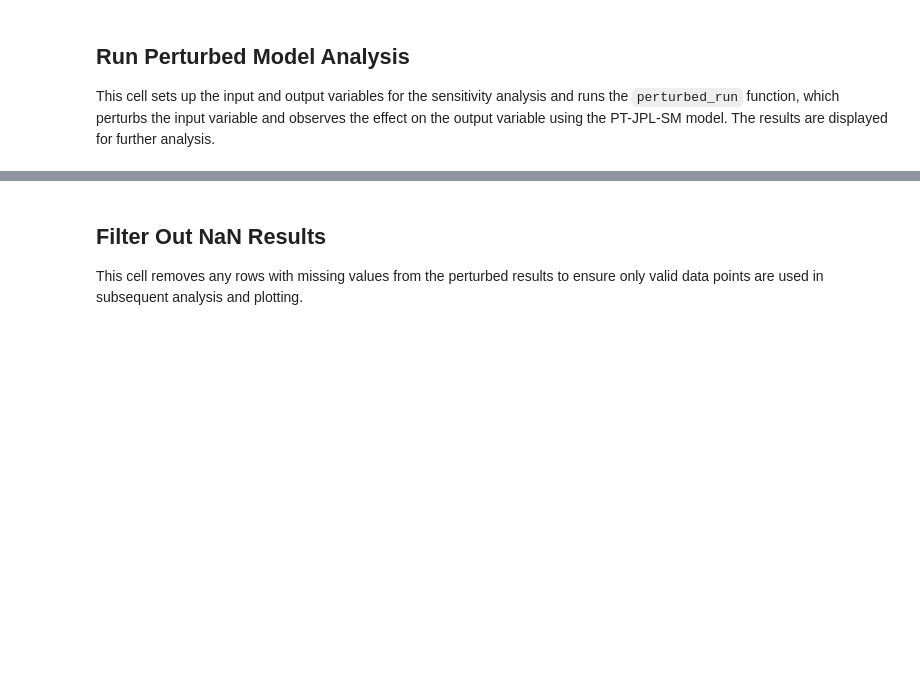
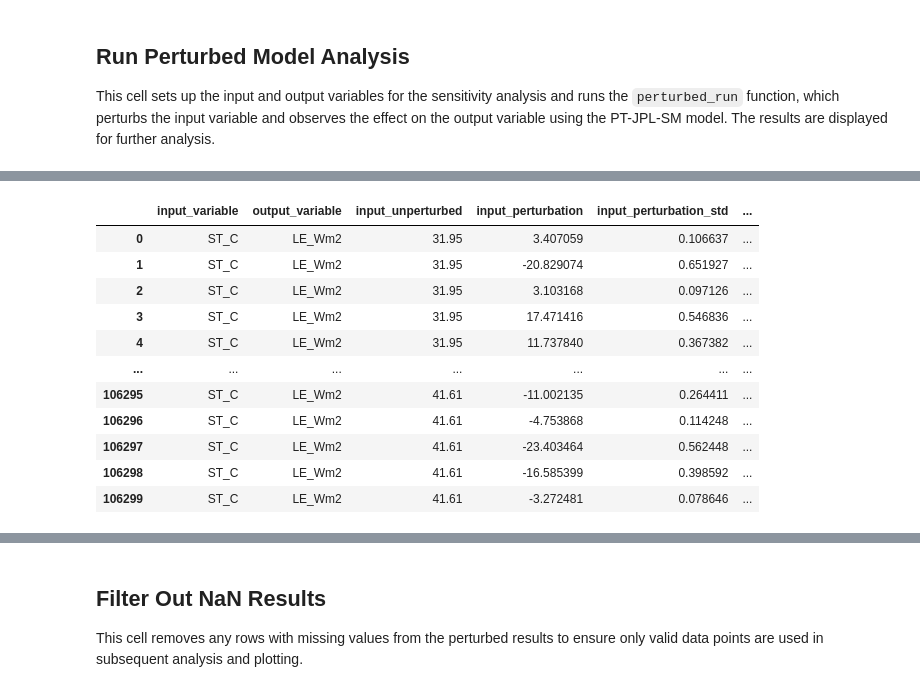
Before and after one commit to JPL-Evapotranspiration-Algorithms/PT-JPL-SM, a Jupyter notebook: notebooks/PTJPLSM Sensitivity with ECOv002 Cal-Val.ipynb, the cells around one changed output, grey strips where cells are left out. Saved outputs shown, nothing was run; the diff lists cells and outputs as text; code cells hidden in the pictures; blank space fills up the shorter version.

```diff
--- a/notebooks/PTJPLSM Sensitivity with ECOv002 Cal-Val.ipynb
+++ b/notebooks/PTJPLSM Sensitivity with ECOv002 Cal-Val.ipynb
@@ -154,7 +157,7 @@ len(input_df)
 This cell sets up the input and output variables for the sensitivity analysis and runs the `perturbed_run` function, which perturbs the input variable and observes the effect on the output variable using the PT-JPL-SM model. The results are displayed for further analysis.
 # %%
 input_variable = "ST_C"
-output_variable = "LE"
+output_variable = "LE_Wm2"
 
 results = perturbed_run(
     input_df=input_df,
@@ -185,0 +189,12 @@ results
+|  | input_variable | output_variable | input_unperturbed | input_perturbation | input_perturbation_std | ... |
+| 0 | ST_C | LE_Wm2 | 31.95 | 3.407059 | 0.106637 | ... |
+| 1 | ST_C | LE_Wm2 | 31.95 | -20.829074 | 0.651927 | ... |
+| 2 | ST_C | LE_Wm2 | 31.95 | 3.103168 | 0.097126 | ... |
+| 3 | ST_C | LE_Wm2 | 31.95 | 17.471416 | 0.546836 | ... |
+| 4 | ST_C | LE_Wm2 | 31.95 | 11.737840 | 0.367382 | ... |
+| ... | ... | ... | ... | ... | ... | ... |
+| 106295 | ST_C | LE_Wm2 | 41.61 | -11.002135 | 0.264411 | ... |
+| 106296 | ST_C | LE_Wm2 | 41.61 | -4.753868 | 0.114248 | ... |
+| 106297 | ST_C | LE_Wm2 | 41.61 | -23.403464 | 0.562448 | ... |
+| 106298 | ST_C | LE_Wm2 | 41.61 | -16.585399 | 0.398592 | ... |
+| 106299 | ST_C | LE_Wm2 | 41.61 | -3.272481 | 0.078646 | ... |
```
Also changed, not shown: parts of 9 cells of this notebook, 14 other files.
